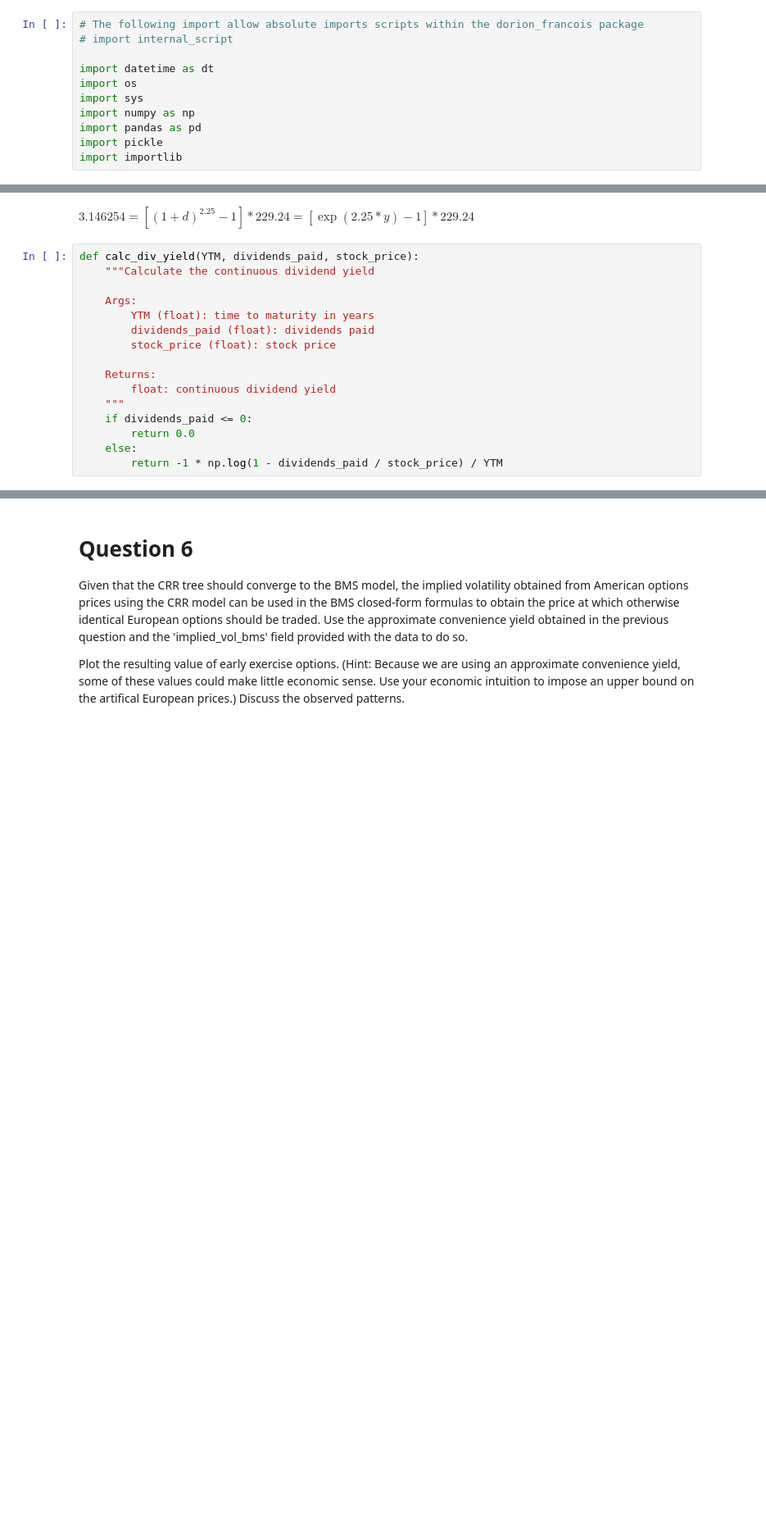
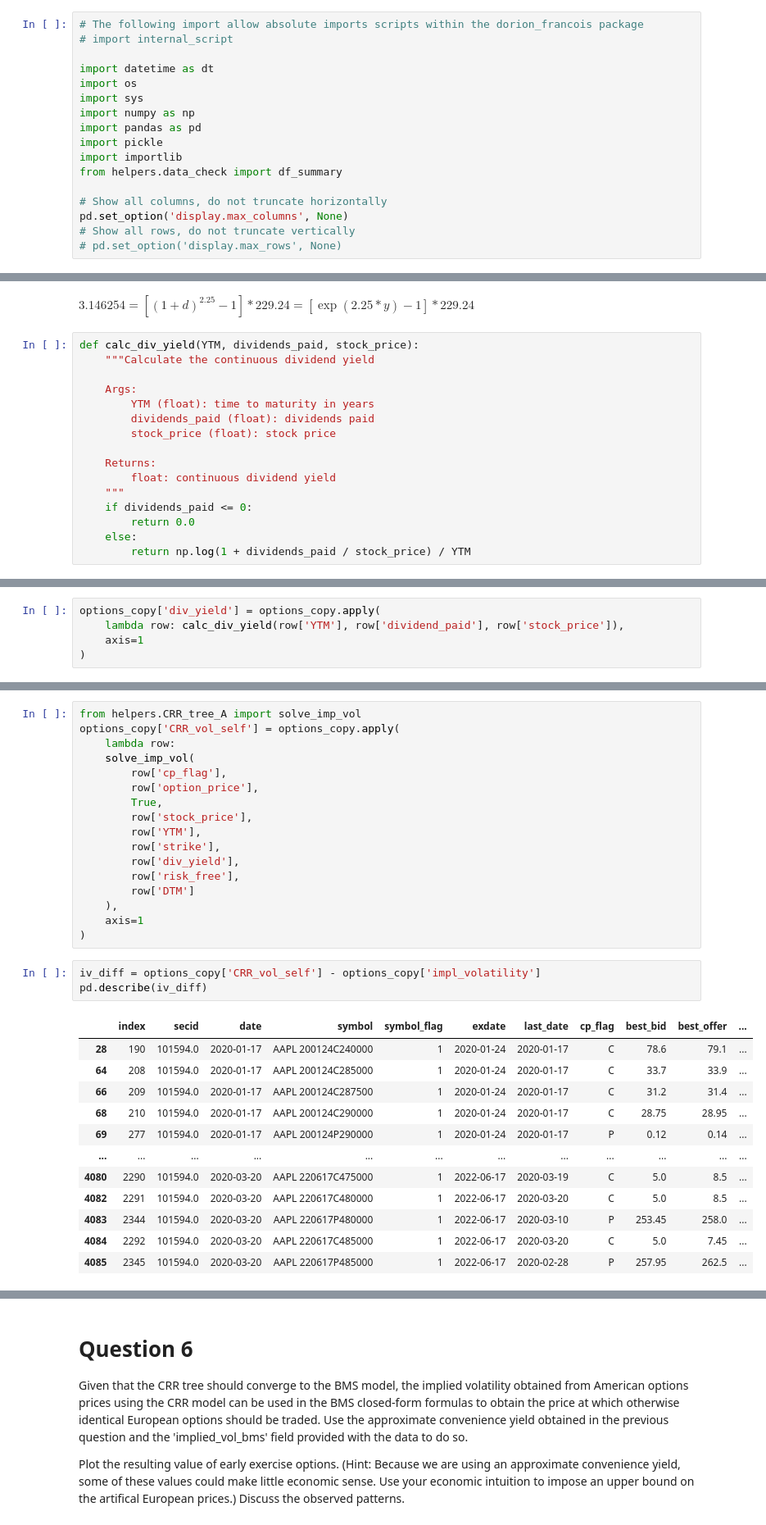
Before and after one commit to navid-nb/MSc_Derivatives_Project1, a Jupyter notebook: 202510-assignment1-Haonan Feng.ipynb, the cells around one changed output, grey strips where cells are left out. Shown at 82% size. Cells and saved outputs as stored; diff of their text form; blank space fills up the shorter version.

```diff
--- a/202510-assignment1-Haonan Feng.ipynb
+++ b/202510-assignment1-Haonan Feng.ipynb
@@ -33,6 +33,12 @@ import numpy as np
 import pandas as pd
 import pickle
 import importlib
+from helpers.data_check import df_summary
+
+# Show all columns, do not truncate horizontally
+pd.set_option('display.max_columns', None)
+# Show all rows, do not truncate vertically
+# pd.set_option('display.max_rows', None)
 # %%
 def filters(options):
     """These filters were applied to the data"""
@@ -341,4 +383,4 @@ def calc_div_yield(YTM, dividends_paid, stock_price):
     if dividends_paid <= 0:
         return 0.0
     else:
-        return -1 * np.log(1 - dividends_paid / stock_price) / YTM
+        return np.log(1 + dividends_paid / stock_price) / YTM
@@ -353,0 +387,5 @@ options_copy[['date', 'stock_price', 'exdate', 'dividend_paid']].tail()
+# %%
+options_copy['div_yield'] = options_copy.apply(
+    lambda row: calc_div_yield(row['YTM'], row['dividend_paid'], row['stock_price']),
+    axis=1
+)
@@ -353,0 +407,33 @@ options_copy[['date', 'stock_price', 'exdate', 'dividend_paid']].tail()
+# %%
+from helpers.CRR_tree_A import solve_imp_vol
+options_copy['CRR_vol_self'] = options_copy.apply(
+    lambda row:
+    solve_imp_vol(
+        row['cp_flag'],
+        row['option_price'],
+        True,
+        row['stock_price'],
+        row['YTM'],
+        row['strike'],
+        row['div_yield'],
+        row['risk_free'],
+        row['DTM']
+    ),
+    axis=1
+)
+# %%
+iv_diff = options_copy['CRR_vol_self'] - options_copy['impl_volatility']
+pd.describe(iv_diff)
+# %% [output]
+|  | index | secid | date | symbol | symbol_flag | exdate | last_date | cp_flag | best_bid | best_offer | ... |
+| 28 | 190 | 101594.0 | 2020-01-17 | AAPL 200124C240000 | 1 | 2020-01-24 | 2020-01-17 | C | 78.6 | 79.1 | ... |
+| 64 | 208 | 101594.0 | 2020-01-17 | AAPL 200124C285000 | 1 | 2020-01-24 | 2020-01-17 | C | 33.7 | 33.9 | ... |
+| 66 | 209 | 101594.0 | 2020-01-17 | AAPL 200124C287500 | 1 | 2020-01-24 | 2020-01-17 | C | 31.2 | 31.4 | ... |
+| 68 | 210 | 101594.0 | 2020-01-17 | AAPL 200124C290000 | 1 | 2020-01-24 | 2020-01-17 | C | 28.75 | 28.95 | ... |
+| 69 | 277 | 101594.0 | 2020-01-17 | AAPL 200124P290000 | 1 | 2020-01-24 | 2020-01-17 | P | 0.12 | 0.14 | ... |
+| ... | ... | ... | ... | ... | ... | ... | ... | ... | ... | ... | ... |
+| 4080 | 2290 | 101594.0 | 2020-03-20 | AAPL 220617C475000 | 1 | 2022-06-17 | 2020-03-19 | C | 5.0 | 8.5 | ... |
+| 4082 | 2291 | 101594.0 | 2020-03-20 | AAPL 220617C480000 | 1 | 2022-06-17 | 2020-03-20 | C | 5.0 | 8.5 | ... |
+| 4083 | 2344 | 101594.0 | 2020-03-20 | AAPL 220617P480000 | 1 | 2022-06-17 | 2020-03-10 | P | 253.45 | 258.0 | ... |
+| 4084 | 2292 | 101594.0 | 2020-03-20 | AAPL 220617C485000 | 1 | 2022-06-17 | 2020-03-20 | C | 5.0 | 7.45 | ... |
+| 4085 | 2345 | 101594.0 | 2020-03-20 | AAPL 220617P485000 | 1 | 2022-06-17 | 2020-02-28 | P | 257.95 | 262.5 | ... |
```
Also changed, not shown: parts of 16 cells of this notebook, 1 other file.
